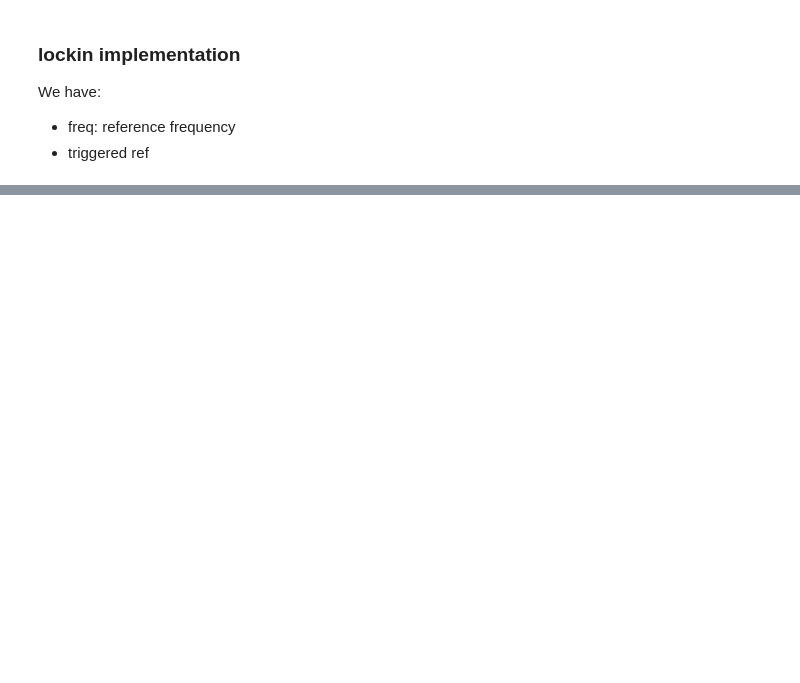
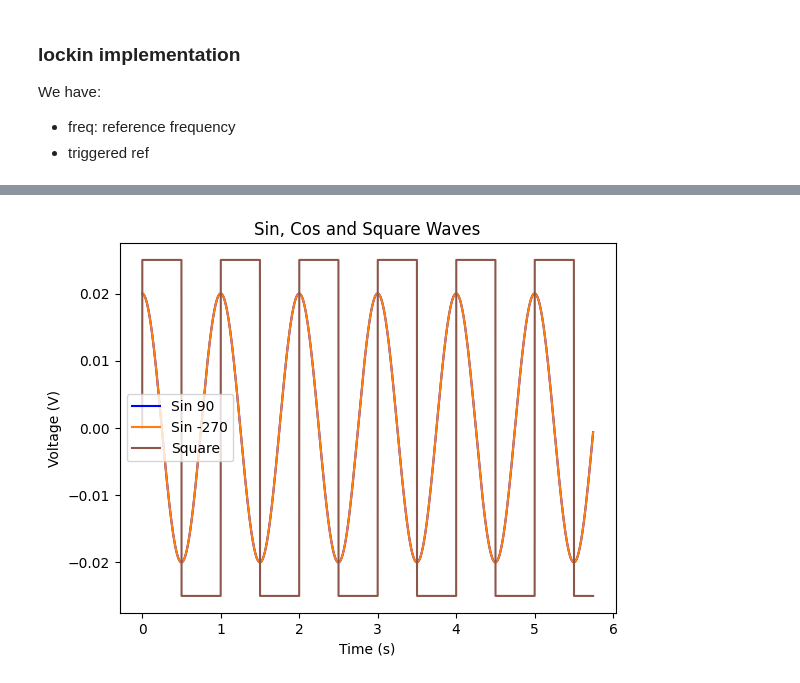
Before and after one commit to AdhilshaA/Lockin_expeyes, a Jupyter notebook: codes/sq_to_sin_virtual.ipynb, the cells around one changed output, grey strips where cells are left out. Cells and saved outputs as stored; diff of their text form; code cells hidden in the pictures; blank space fills up the shorter version.

```diff
--- a/codes/sq_to_sin_virtual.ipynb
+++ b/codes/sq_to_sin_virtual.ipynb
@@ -248,0 +338,30 @@ Original Frequency: 3.3
+# %%
+sq = 0.025 * np.sign(np.sin(2 * np.pi * 1 * triggered_time ))
+sin = 0.02*np.sin(2 * np.pi * 1 * triggered_time)
+sin_90 = 0.02*np.sin(2 * np.pi * 1 * triggered_time + np.pi/2)
+sin_180 = 0.02*np.sin(2 * np.pi * 1 * triggered_time + np.pi)
+sin_270 = 0.02*np.sin(2 * np.pi * 1 * triggered_time + 3*np.pi/2)
+sin_360 = 0.02*np.sin(2 * np.pi * 1 * triggered_time + 2*np.pi)
+sin_neg_90 = 0.02*np.sin(2 * np.pi * 1 * triggered_time - np.pi/2)
+sin_neg_180 = 0.02*np.sin(2 * np.pi * 1 * triggered_time - np.pi)
+sin_neg_270 = 0.02*np.sin(2 * np.pi * 1 * triggered_time - 3*np.pi/2)
+sin_neg_360 = 0.02*np.sin(2 * np.pi * 1 * triggered_time - 2*np.pi)
+
+
+# plt.plot(triggered_time, sin, 'r', label='Sin')
+plt.plot(triggered_time, sin_90, 'b', label='Sin 90')
+# plt.plot(triggered_time, sin_180, 'g', label='Sin 180')
+# plt.plot(triggered_time, sin_270, 'y', label='Sin 270')
+# plt.plot(triggered_time, sin_360, 'c', label='Sin 360')
+# plt.plot(triggered_time, sin_neg_90, 'm', label='Sin -90')
+# plt.plot(triggered_time, sin_neg_180, 'k', label='Sin -180')
+plt.plot(triggered_time, sin_neg_270, 'tab:orange', label='Sin -270')
+# plt.plot(triggered_time, sin_neg_360, 'tab:purple', label='Sin -360')
+plt.plot(triggered_time, sq, 'tab:brown', label='Square')
+plt.xlabel('Time (s)')
+plt.ylabel('Voltage (V)')
+plt.title('Sin, Cos and Square Waves')
+plt.legend()
+plt.show()
+# %% [output]
+[figure, added]
```
Also changed, not shown: parts of 14 cells of this notebook.
